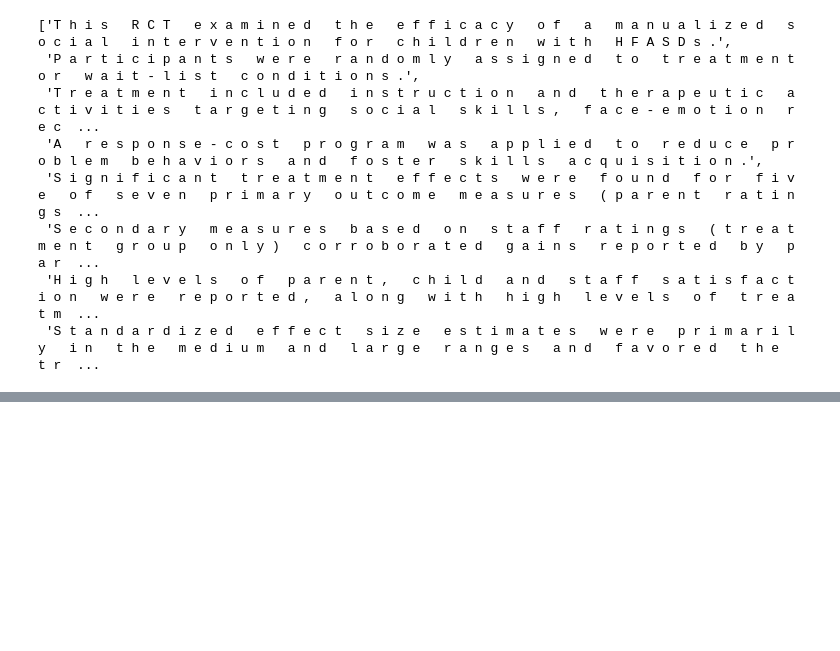
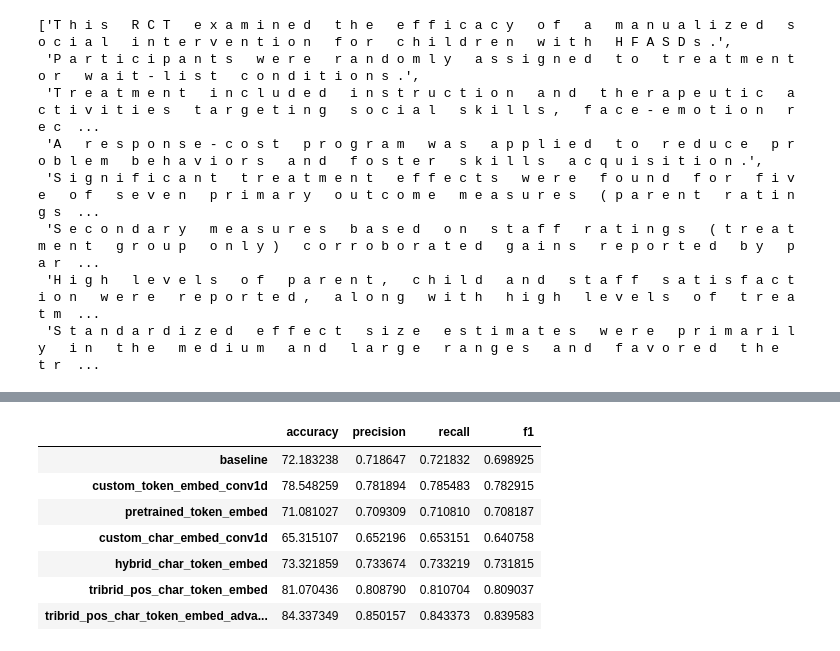
Before and after one commit to khangbkk23/MileStoneProject_SkimLit, a Jupyter notebook: pipeline.ipynb, the cells around one changed output, grey strips where cells are left out. Cells and saved outputs as stored; diff of their text form; code cells hidden in the pictures; blank space fills up the shorter version.

```diff
--- a/pipeline.ipynb
+++ b/pipeline.ipynb
@@ -1831,0 +1933,19 @@ METHODS: Standardized effect size estimates were primarily in the medium and lar
+# %%
+# Calculate pred_probs
+model_6_pred_probs = model_6.predict(val_pos_char_token_dataset, verbose=1)
+# Turn prediction probabilities into prediction classes
+model_6_preds = tf.argmax(model_6_pred_probs, axis=1)
+# Calculate results of token-char-positional hybrid model
+model_6_results = calculate_results(y_true=val_labels_encoded,
+                                    y_pred=model_6_preds)
+# Combine model results into a DataFrame
+all_model_results = pd.DataFrame({"baseline": baseline_results,
+                                  "custom_token_embed_conv1d": model_1_results,
+                                  "pretrained_token_embed": model_2_results,
+                                  "custom_char_embed_conv1d": model_3_results,
+                                  "hybrid_char_token_embed": model_4_results,
+                                  "tribrid_pos_char_token_embed": model_5_results,
+                                  "tribrid_pos_char_token_embed_advanced": model_6_results})
+all_model_results = all_model_results.transpose()
+all_model_results
+# %% [output]
@@ -1831,0 +1953,8 @@ METHODS: Standardized effect size estimates were primarily in the medium and lar
+|  | accuracy | precision | recall | f1 |
+| baseline | 72.183238 | 0.718647 | 0.721832 | 0.698925 |
+| custom_token_embed_conv1d | 78.548259 | 0.781894 | 0.785483 | 0.782915 |
+| pretrained_token_embed | 71.081027 | 0.709309 | 0.710810 | 0.708187 |
+| custom_char_embed_conv1d | 65.315107 | 0.652196 | 0.653151 | 0.640758 |
+| hybrid_char_token_embed | 73.321859 | 0.733674 | 0.733219 | 0.731815 |
+| tribrid_pos_char_token_embed | 81.070436 | 0.808790 | 0.810704 | 0.809037 |
+| tribrid_pos_char_token_embed_adva... | 84.337349 | 0.850157 | 0.843373 | 0.839583 |
```
Also changed, not shown: parts of 59 cells of this notebook, 1 other file.
